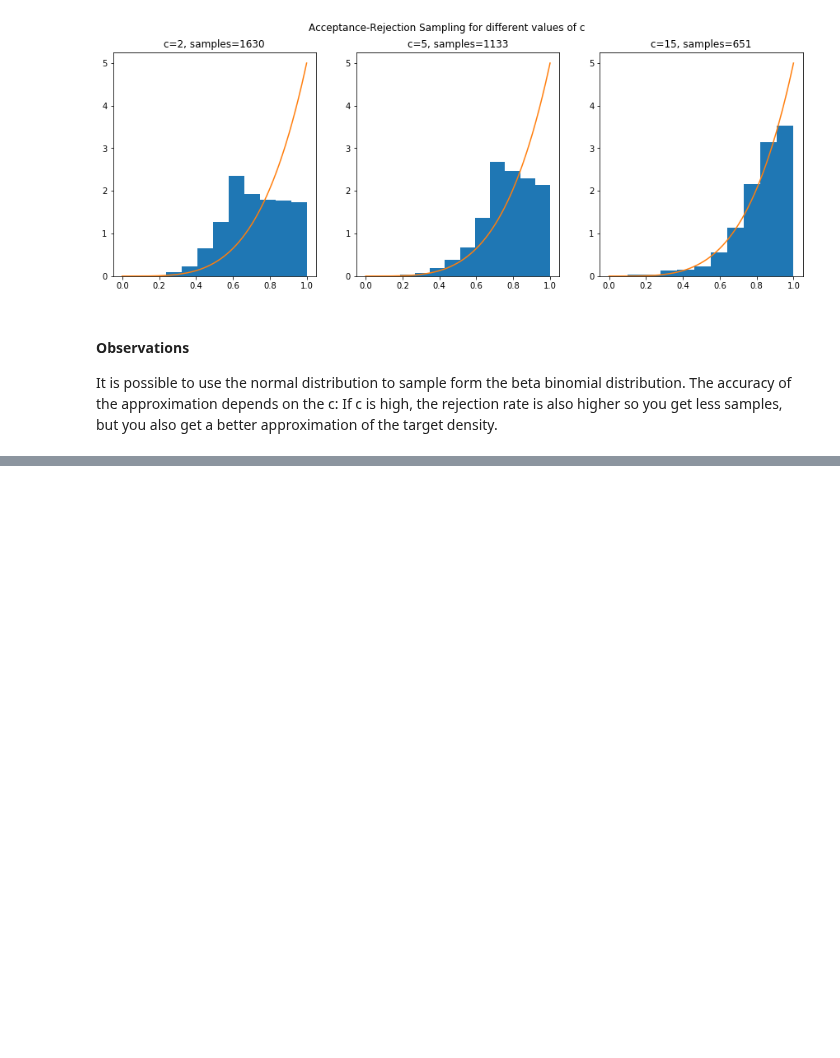
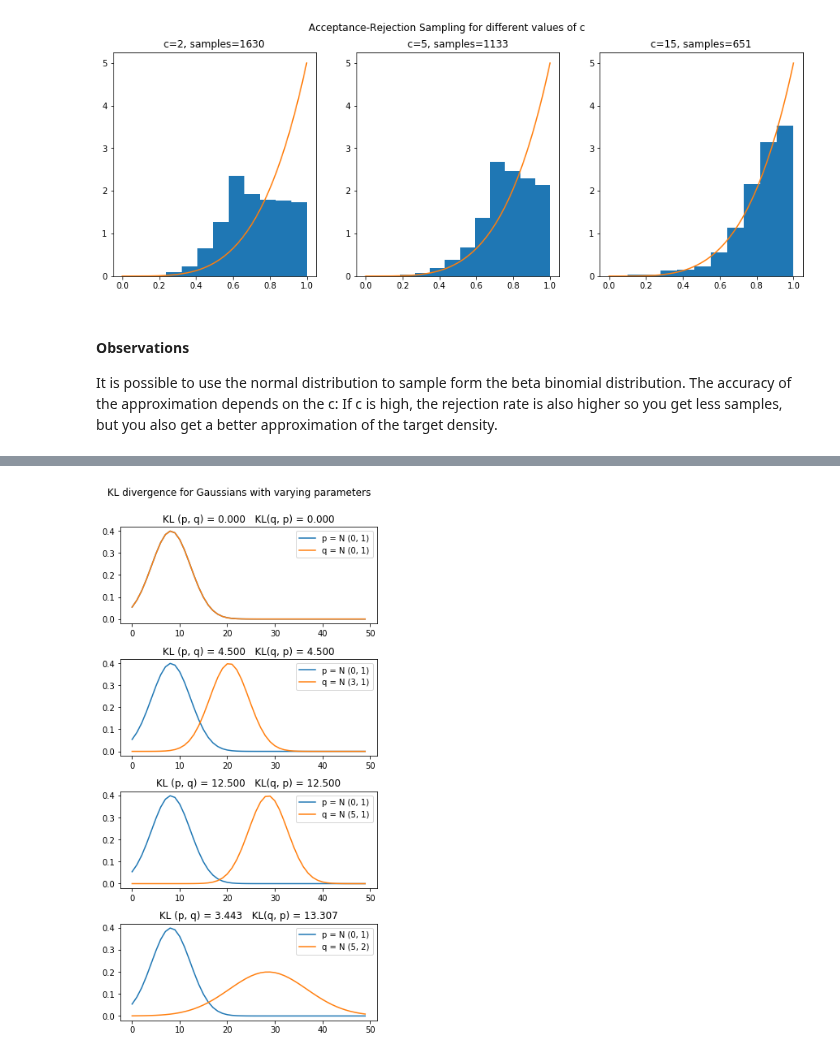
Before and after one commit to DorotheaMueller/statistics_assignments, a Jupyter notebook: ex_3.ipynb, the cells around one changed output, grey strips where cells are left out. Cells and saved outputs as stored; diff of their text form; code cells hidden in the pictures; blank space fills up the shorter version.

Commit message:
finish gaussian kl div

```diff
--- a/ex_3.ipynb
+++ b/ex_3.ipynb
@@ -528,0 +538,30 @@ It is possible to use the normal distribution to sample form the beta binomial d
+# %%
+def kl_divergence_gaussian(mu_1, sigma_1, mu_2, sigma_2):
+    return np.log(sigma_2/sigma_1) + (sigma_1**2 + (mu_1-mu_2)**2)/(2*sigma_2**2) - 1/2
+# %%
+fig, axs = plt.subplots(4, 1, figsize = (5, 10))
+
+x = np.linspace(-2, 10)
+params_1 = [(0, 1)]
+params_2 = [(0, 1), (3, 1), (5, 1), (5, 2)]
+
+for i, (p1, p2) in enumerate(zip(params_1*4, params_2)):
+
+    mu_1 = p1[0]
+    sigma_1 = p1[1]
+
+    mu_2 = p2[0]
+    sigma_2 = p2[1]
+
+    kl_div = kl_divergence_gaussian(mu_1, sigma_1, mu_2, sigma_2)
+    kl_div_swapped = kl_divergence_gaussian(mu_2, sigma_2, mu_1, sigma_1)
+
+    axs[i].plot(normal_distr.pdf(x, mu_1, sigma_1), label = f'p = N {mu_1, sigma_1}')
+    axs[i].plot(normal_distr.pdf(x, p2[0], p2[1]), label = f'q = N {mu_2, sigma_2}')
+    axs[i].legend()
+    axs[i].set_title(f'KL (p, q) = {kl_div:.03f}   KL(q, p) = {kl_div_swapped:0.3f}')
+
+fig.tight_layout(rect=[0, 0.03, 1, 0.95])
+plt.suptitle("KL divergence for Gaussians with varying parameters");
+# %% [output]
+[figure, added]
```
Also changed, not shown: parts of 6 cells of this notebook.
